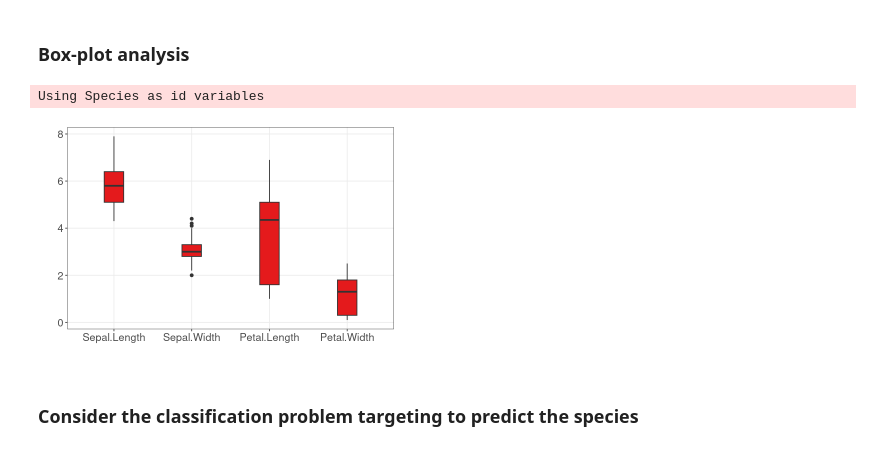
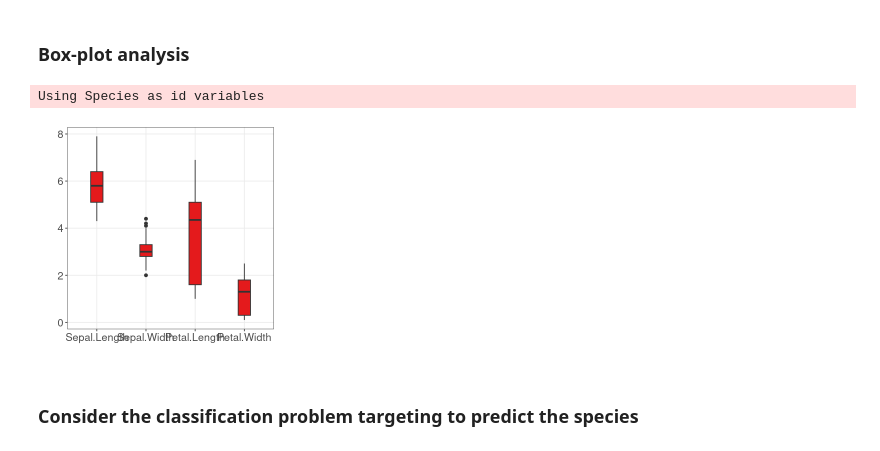
Before and after one commit to eogasawara/mylibrary, a Jupyter notebook: tutorial/tut_exploratory_analysis.ipynb, the cells around one changed output. Cells and saved outputs as stored; diff of their text form; code cells hidden in the pictures.

```diff
--- a/tutorial/tut_exploratory_analysis.ipynb
+++ b/tutorial/tut_exploratory_analysis.ipynb
@@ -113,13 +115,11 @@ Using  as id variables
 # %% [markdown]
 ### Box-plot analysis
 # %%
-grf <- plot.boxplot(iris, colors=colors[1]) + font
-
-plot.size(6, 4)
+grf <- plot_boxplot(iris, colors=colors[1]) + font
 plot(grf)
 # %% [output]
 Using Species as id variables
-[figure, old version]
+[figure, new version]
 # %% [markdown]
 ### Consider the classification problem targeting to predict the species
 # %% [markdown]
```
Also changed, not shown: parts of 19 cells of this notebook, 4 other files.
